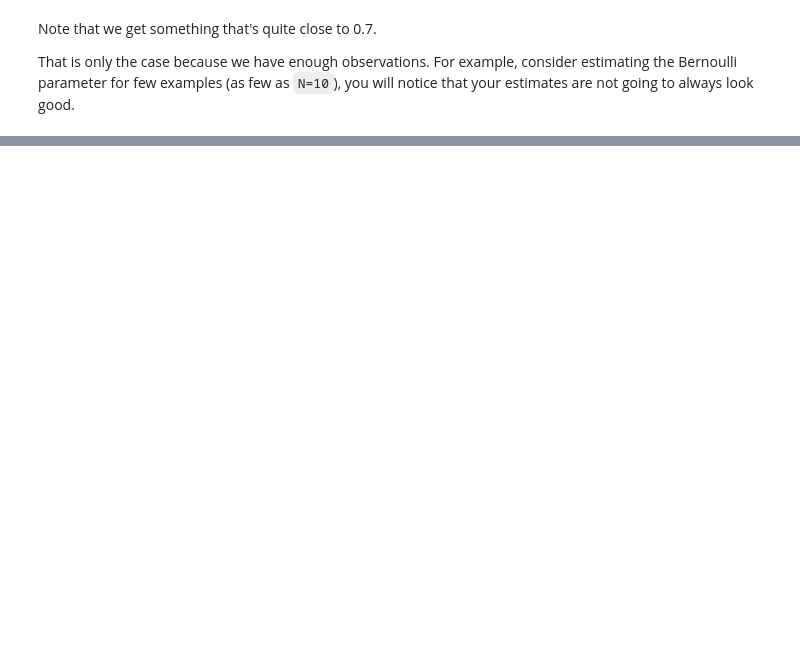
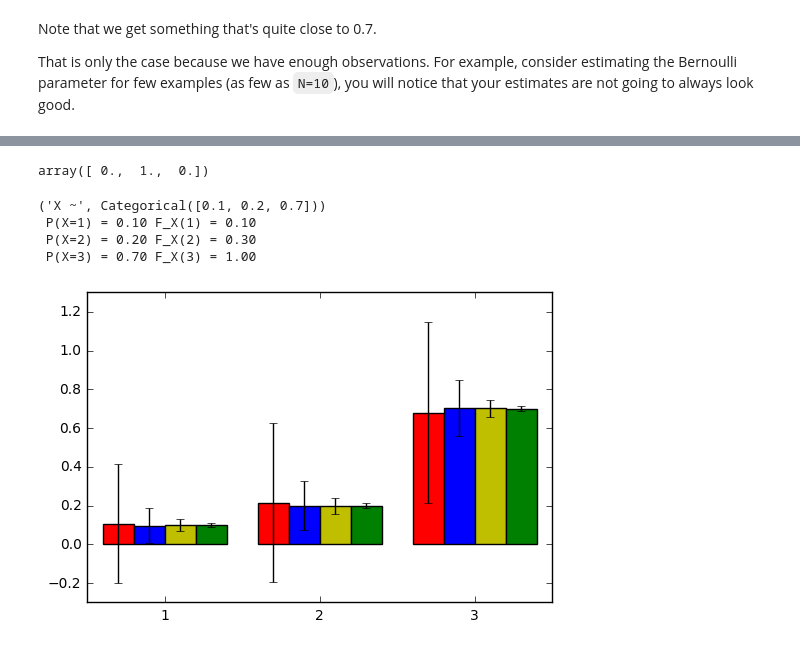
Before and after one commit to HarmlessHarm/ntmi, a Jupyter notebook: Lab2/Lab2.ipynb, the cells around one changed output, grey strips where cells are left out. Cells and saved outputs as stored; diff of their text form; code cells hidden in the pictures; blank space fills up the shorter version.

```diff
--- a/Lab2/Lab2.ipynb
+++ b/Lab2/Lab2.ipynb
@@ -631,0 +695,56 @@ class Categorical:
+# %%
+def categorical_mle(observations, classes):
+    N = len(observations)
+    counted = [list(observations).count(k) for k in range(1,classes+1)]
+    return np.array(counted) / N
+
+categorical_mle(c.sample_n(1),3)
+# %% [output]
+array([ 0.,  1.,  0.])
+# %%
+X = Categorical([0.1,0.2,0.7])
+print('X ~', X)
+for x in range(1, len(X.theta) + 1):
+
+    print(' P(X=%d) = %.2f F_X(%d) = %.2f' % (x, X.pmf(x), x, X.cdf(x)))
+# %% [output]
+('X ~', Categorical([0.1, 0.2, 0.7]))
+ P(X=1) = 0.10 F_X(1) = 0.10
+ P(X=2) = 0.20 F_X(2) = 0.30
+ P(X=3) = 0.70 F_X(3) = 1.00
+# %%
+# Plot configurations
+plt.subplots()
+plt.ylim(-0.3, 1.3)
+plt.xlim(0.5,3.5)
+plt.xticks([1,2,3])
+# Plot colors, k = class number, w = width
+c = ['r','b','y','g']
+k = 0
+w = 0.2
+
+for N in [1,10,100,1000]:
+    data = []
+    for i in range(1000):
+        data.append(categorical_mle(X.sample_n(N),len(X.theta)))
+
+    data = np.array(data)
+    mean = np.mean(data, axis=0)
+    error = np.std(data, axis=0)
+# Create bar plots for each class
+    plt.bar(1 + k*w - w * 2,
+            mean[0], w, color=c[k],
+            yerr=error[0], ecolor='black')
+
+    plt.bar(2 + k*w - w * 2,
+            mean[1], w, color=c[k],
+            yerr=error[1], ecolor='black')
+
+    plt.bar(3 + k*w - w * 2,
+            mean[2], w, color=c[k],
+            yerr=error[2], ecolor='black')
+    k += 1
+
+plt.show()
+# %% [output]
+[figure, added]
```
Also changed, not shown: parts of 17 cells of this notebook, 3 other files.
